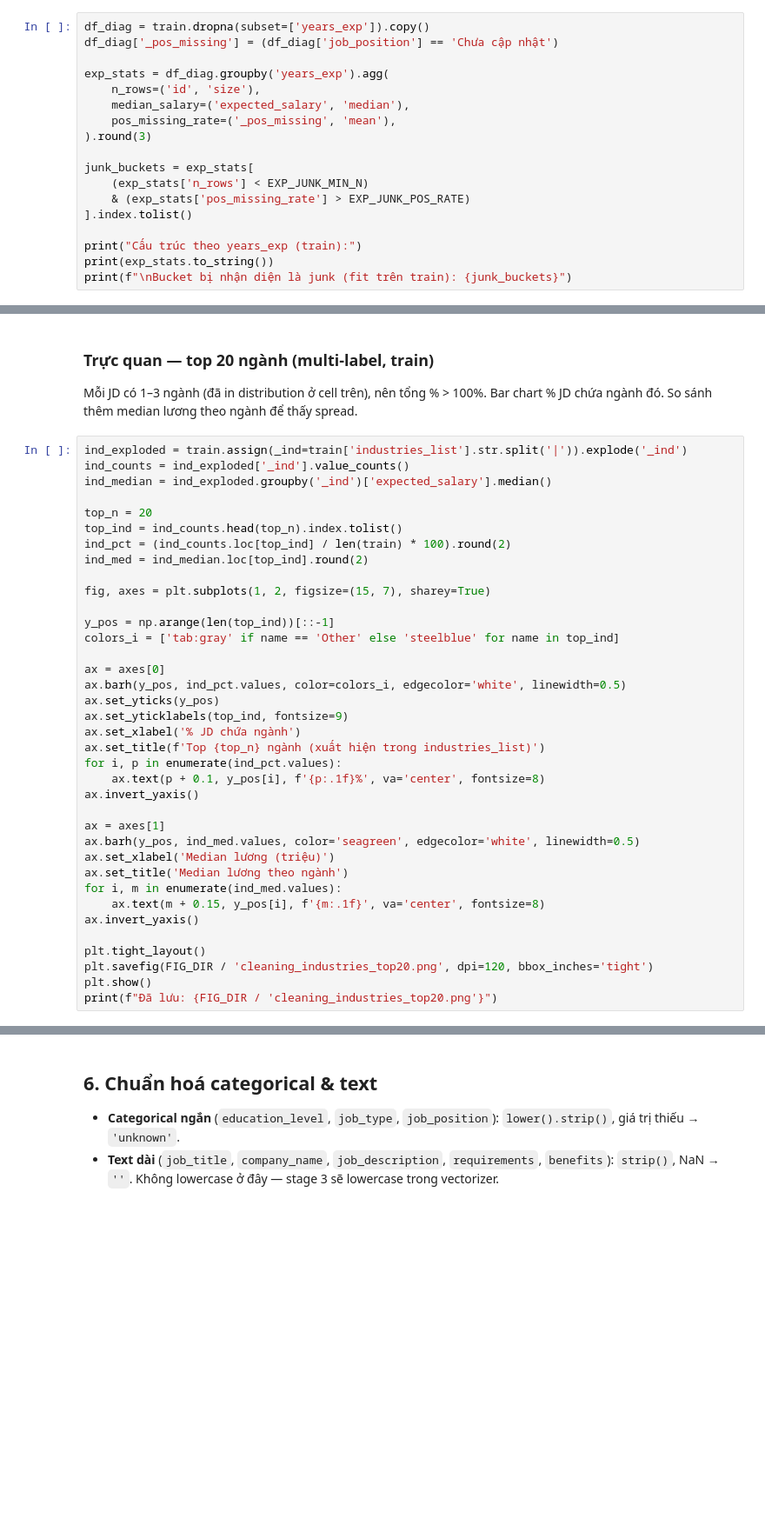
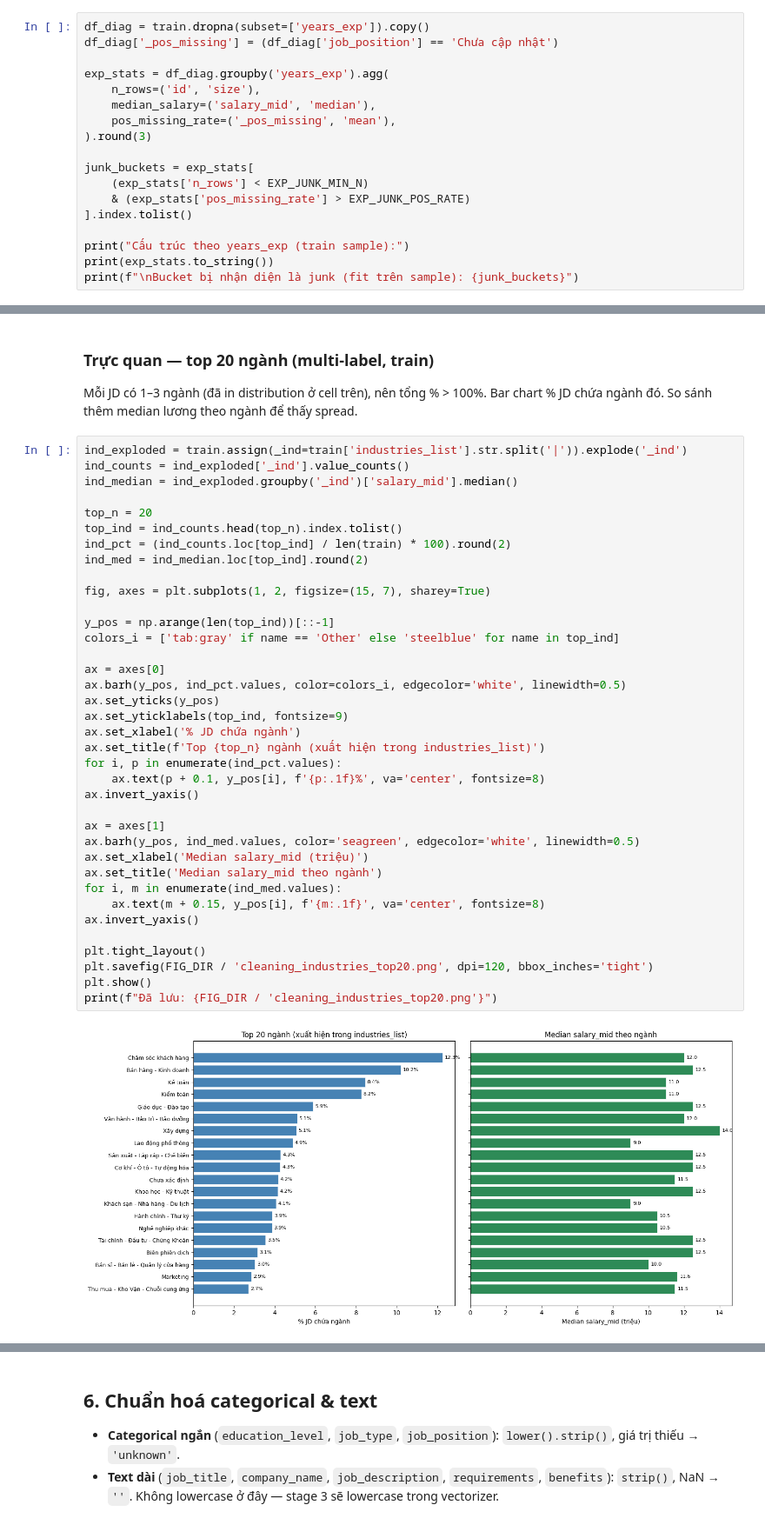
Before and after one commit to anhquan1111/khdl-vietnam-career-clustering, a Jupyter notebook: notebooks/02_Cleaning.ipynb, the cells around one changed output, grey strips where cells are left out. Shown at 87% size. Drawn from its saved outputs; the diff is of its cells as text; blank space fills up the shorter version.

```diff
--- a/notebooks/02_Cleaning.ipynb
+++ b/notebooks/02_Cleaning.ipynb
@@ -205,7 +277,7 @@ df_diag['_pos_missing'] = (df_diag['job_position'] == 'Chưa cập nhật')
 
 exp_stats = df_diag.groupby('years_exp').agg(
     n_rows=('id', 'size'),
-    median_salary=('expected_salary', 'median'),
+    median_salary=('salary_mid', 'median'),
     pos_missing_rate=('_pos_missing', 'mean'),
 ).round(3)
 
@@ -214,7 +286,7 @@ junk_buckets = exp_stats[
     & (exp_stats['pos_missing_rate'] > EXP_JUNK_POS_RATE)
 ].index.tolist()
 
-print("Cấu trúc theo years_exp (train):")
+print("Cấu trúc theo years_exp (train sample):")
 print(exp_stats.to_string())
-print(f"\nBucket bị nhận diện là junk (fit trên train): {junk_buckets}")
+print(f"\nBucket bị nhận diện là junk (fit trên sample): {junk_buckets}")
 # %% [output]
@@ -482,37 +565,39 @@ Mỗi JD có 1–3 ngành (đã in distribution ở cell trên), nên tổng % >
 # %%
 ind_exploded = train.assign(_ind=train['industries_list'].str.split('|')).explode('_ind')
 ind_counts = ind_exploded['_ind'].value_counts()
-ind_median = ind_exploded.groupby('_ind')['expected_salary'].median()
+ind_median = ind_exploded.groupby('_ind')['salary_mid'].median()
 
 top_n = 20
 top_ind = ind_counts.head(top_n).index.tolist()
 ind_pct = (ind_counts.loc[top_ind] / len(train) * 100).round(2)
 ind_med = ind_median.loc[top_ind].round(2)
 
 fig, axes = plt.subplots(1, 2, figsize=(15, 7), sharey=True)
 
 y_pos = np.arange(len(top_ind))[::-1]
 colors_i = ['tab:gray' if name == 'Other' else 'steelblue' for name in top_ind]
 
 ax = axes[0]
 ax.barh(y_pos, ind_pct.values, color=colors_i, edgecolor='white', linewidth=0.5)
 ax.set_yticks(y_pos)
 ax.set_yticklabels(top_ind, fontsize=9)
 ax.set_xlabel('% JD chứa ngành')
 ax.set_title(f'Top {top_n} ngành (xuất hiện trong industries_list)')
 for i, p in enumerate(ind_pct.values):
     ax.text(p + 0.1, y_pos[i], f'{p:.1f}%', va='center', fontsize=8)
 ax.invert_yaxis()
 
 ax = axes[1]
 ax.barh(y_pos, ind_med.values, color='seagreen', edgecolor='white', linewidth=0.5)
-ax.set_xlabel('Median lương (triệu)')
-ax.set_title('Median lương theo ngành')
+ax.set_xlabel('Median salary_mid (triệu)')
+ax.set_title('Median salary_mid theo ngành')
 for i, m in enumerate(ind_med.values):
     ax.text(m + 0.15, y_pos[i], f'{m:.1f}', va='center', fontsize=8)
 ax.invert_yaxis()
 
 plt.tight_layout()
 plt.savefig(FIG_DIR / 'cleaning_industries_top20.png', dpi=120, bbox_inches='tight')
 plt.show()
 print(f"Đã lưu: {FIG_DIR / 'cleaning_industries_top20.png'}")
+# %% [output]
+[figure, added]
```
Also changed, not shown: parts of 28 cells of this notebook, 3 other files.
